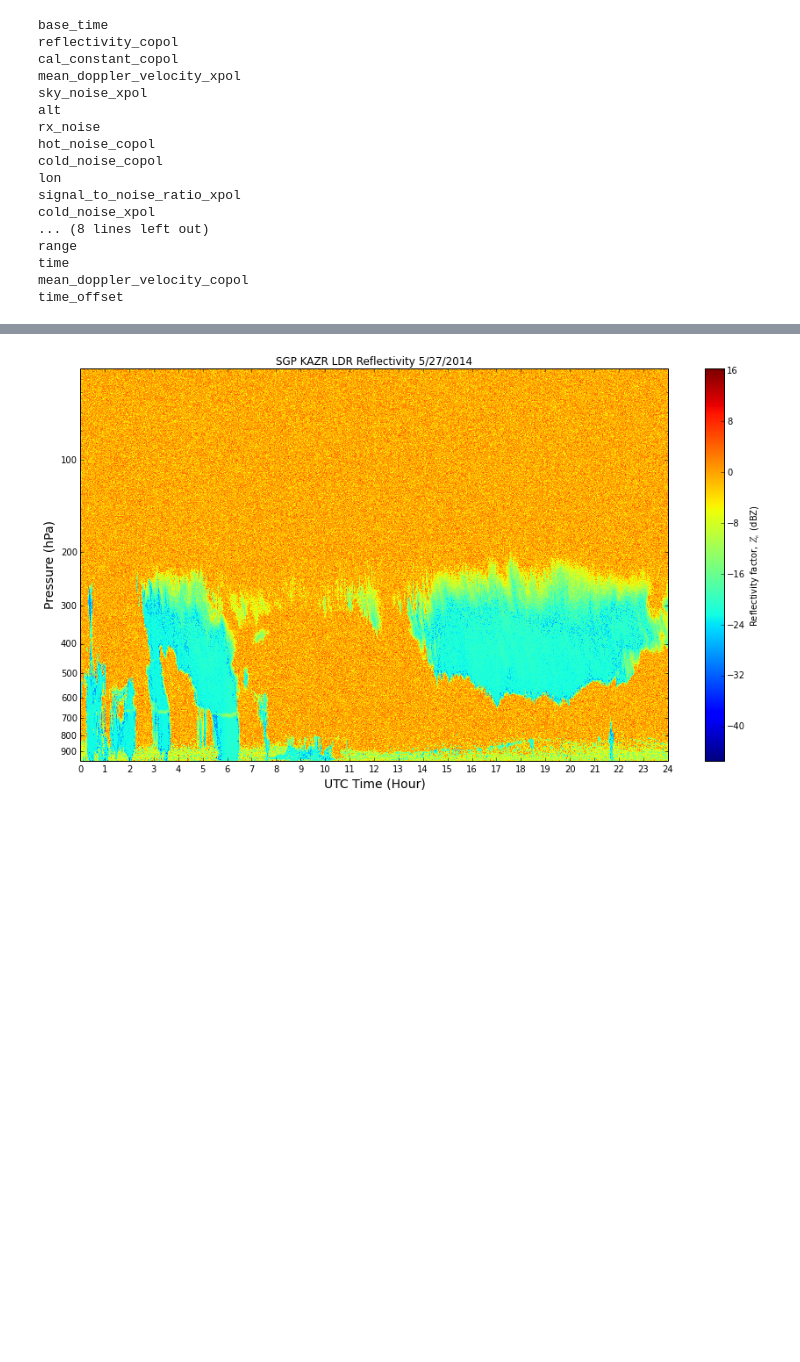
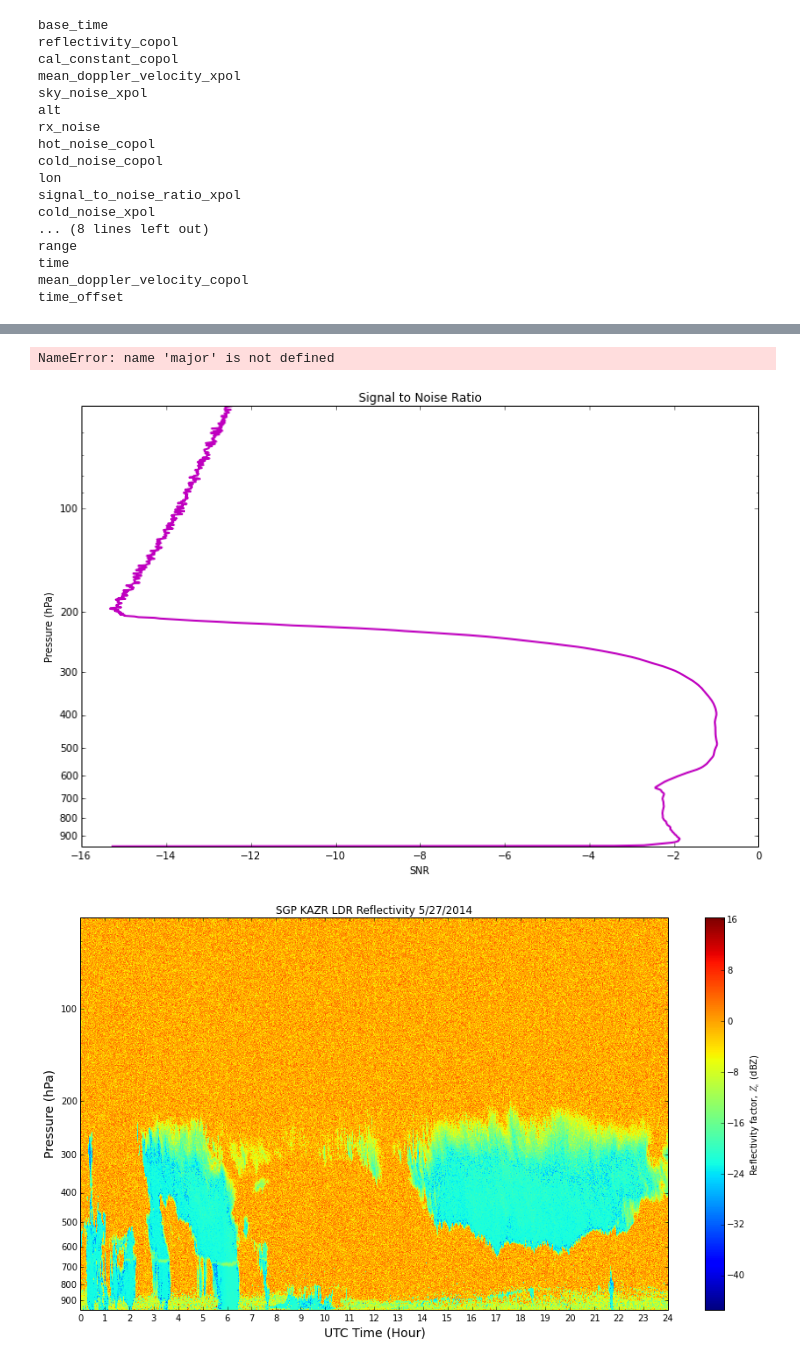
Before and after one commit to EVS-ATMOS/HRRR, a Jupyter notebook: notebooks/NetCDF Final Figure Template.ipynb, the cells around one changed output, grey strips where cells are left out. Cells and saved outputs as stored; diff of their text form; code cells hidden in the pictures; blank space fills up the shorter version.

```diff
--- a/notebooks/NetCDF Final Figure Template.ipynb
+++ b/notebooks/NetCDF Final Figure Template.ipynb
@@ -107,3 +99,33 @@ cb.set_label(r'Reflectivity factor, $Z_e$ (dBZ)')
+# %%
+import scipy.stats as st
+
+# Calculate SNR
+copol = (f.variables['reflectivity_copol'][:])
+snr = st.signaltonoise(copol,axis = 0)
+
+#Plot Figure
+fig = plt.figure(figsize = [12.3,8])
+plt.title('Signal to Noise Ratio')
+plt.ylabel('Pressure (hPa)')
+plt.xlabel('SNR')
+
+# set axes scales and limits
+ax1 = plt.gca()
+ax1.set_yscale('log')
+ax1.set_ylim([max(prdr),min(prdr)])
+
+# y axis
+ymajorLocator = MultipleLocator(100)
+ax1.yaxis.set_major_locator(ymajorLocator)
+ymajorFormatter = FormatStrFormatter('%d')
+ax1.yaxis.set_major_formatter(ymajorFormatter)
+
+plt.plot(snr,prdr, color = 'm', linewidth = 2)
+plt.grid(which = 'major', axis = ax1.yaxis)
+plt.grid()
+# %% [output]
+NameError: name 'major' is not defined
+[figure, added]
 # %%
 fig = plt.figure(figsize = [15,8])
 plt.title( 'SGP KAZR LDR Reflectivity 5/27/2014' )
```
Also changed, not shown: parts of 3 cells of this notebook, 1 other file.
